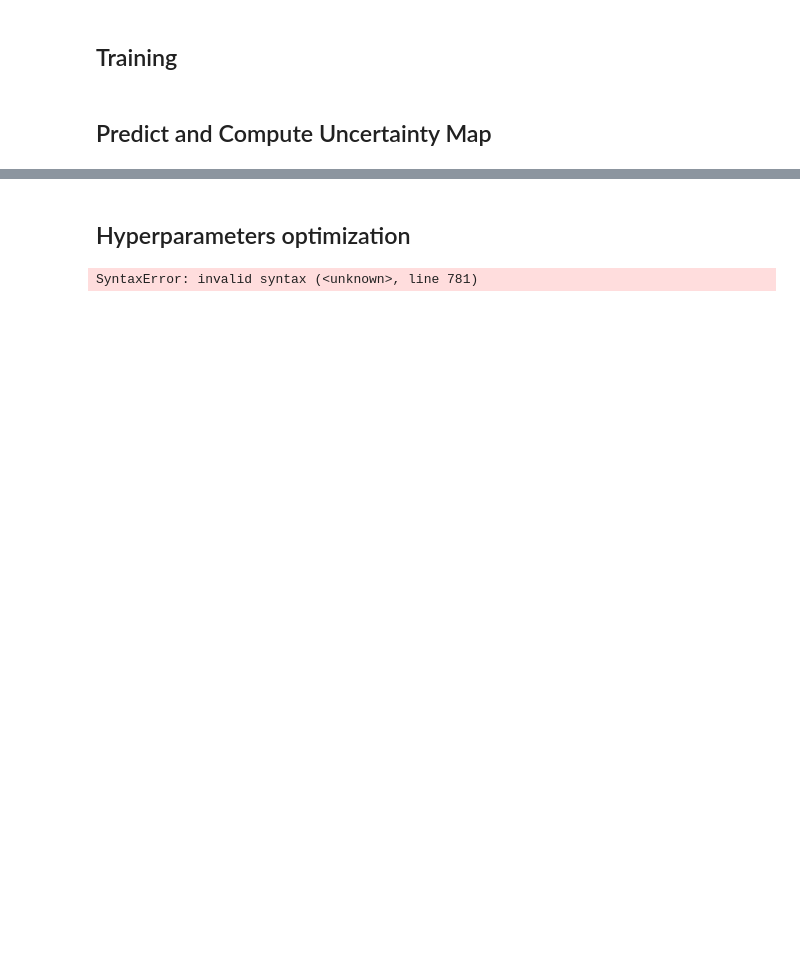
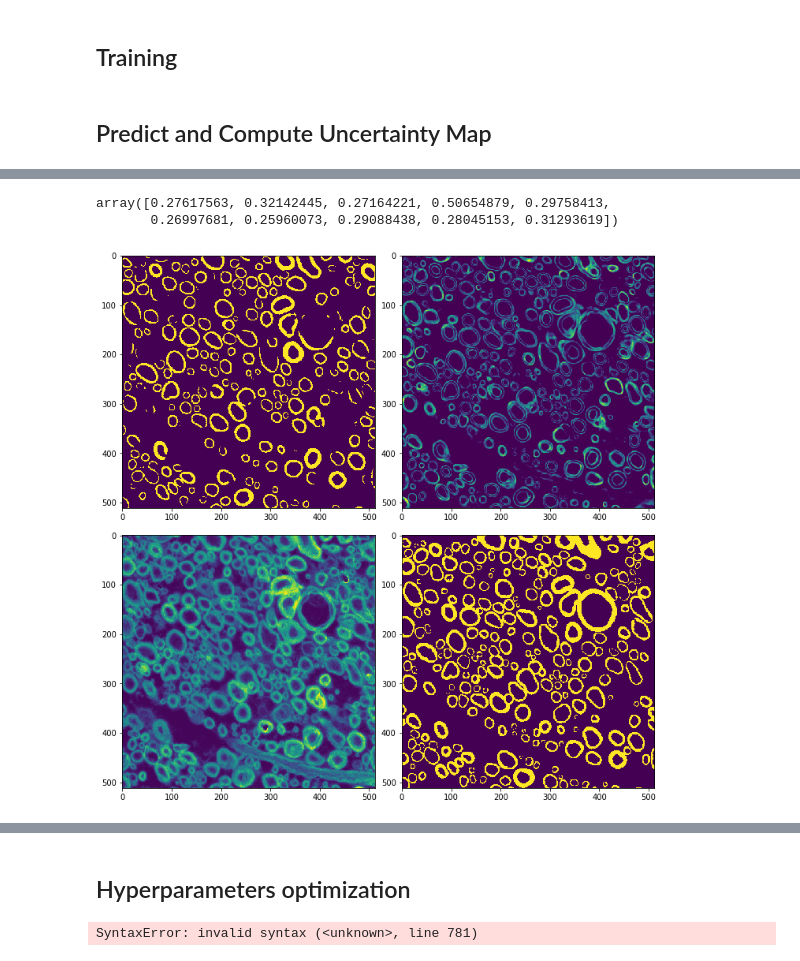
Before and after one commit to neuropoly/deep-active-learning, a Jupyter notebook: ceal/uncertainty_scratch_1709.ipynb, the cells around one changed output, grey strips where cells are left out. Drawn from its saved outputs; the diff is of its cells as text; code cells hidden in the pictures; blank space fills up the shorter version.

```diff
--- a/ceal/uncertainty_scratch_1709.ipynb
+++ b/ceal/uncertainty_scratch_1709.ipynb
@@ -464,7 +464,7 @@ def compute_dice_coef(y_true, y_pred):
     return (2. * intersection + smooth) / (np.sum(y_true_f) + np.sum(y_pred_f) + smooth)
 
 
-def compute_uncertain(sample, prediction, model):
+def compute_uncertain(sample, model):
     """
     Computes uncertainty map for a given sample and its prediction for a given model, based on the
     number of step predictions defined in constants file.
@@ -481,6 +481,9 @@ def compute_uncertain(sample, prediction, model):
 
     X = np.delete(X, [0], 0)
 
+    #X_mean = np.mean(X, axis=0)
+    X_prediction = cv2.threshold(np.mean(X, axis=0), threshold, 1, cv2.THRESH_BINARY)[1].astype('uint8')
+
     if (apply_edt):
         # apply distance transform normalization.
         var = np.var(X, axis=0)
@@ -488,7 +491,7 @@ def compute_uncertain(sample, prediction, model):
         return np.sum(var * transform)
 
     else:
-        return np.sum(np.var(X, axis=0))
+        return X_prediction, np.sum(np.var(X, axis=0))
 
 def compute_uncertain_map(sample, prediction, model):
     """
@@ -515,5 +518,7 @@ def compute_uncertain_map(sample, prediction, model):
 
     else:
         return np.var(X, axis=0)
+# %%
+good_model_path = "./models/good_model_weights.hdf5"
 # %%
 # uncertainty computation
@@ -546,0 +600,23 @@ print("Done")
+# %%
+from numpy import linalg
+
+balanced_uncertainty / np.linalg.norm(balanced_uncertainty)
+# %% [output]
+array([0.27617563, 0.32142445, 0.27164221, 0.50654879, 0.29758413,
+       0.26997681, 0.25960073, 0.29088438, 0.28045153, 0.31293619])
+# %%
+# Plot predictions and uncertainty map for 2 samples
+
+plt.figure(figsize=(10,10))
+plt.subplot(221)
+plt.imshow(X[3])
+plt.subplot(222)
+plt.imshow(uncertain_map[3])
+plt.subplot(223)
+plt.imshow(X_test[3][0,:,:])
+plt.subplot(224)
+plt.imshow(y_test[3][0,:,:])
+plt.tight_layout()
+plt.show()
+# %% [output]
+[figure, added]
```
Also changed, not shown: parts of 24 cells of this notebook, 3 other files.
